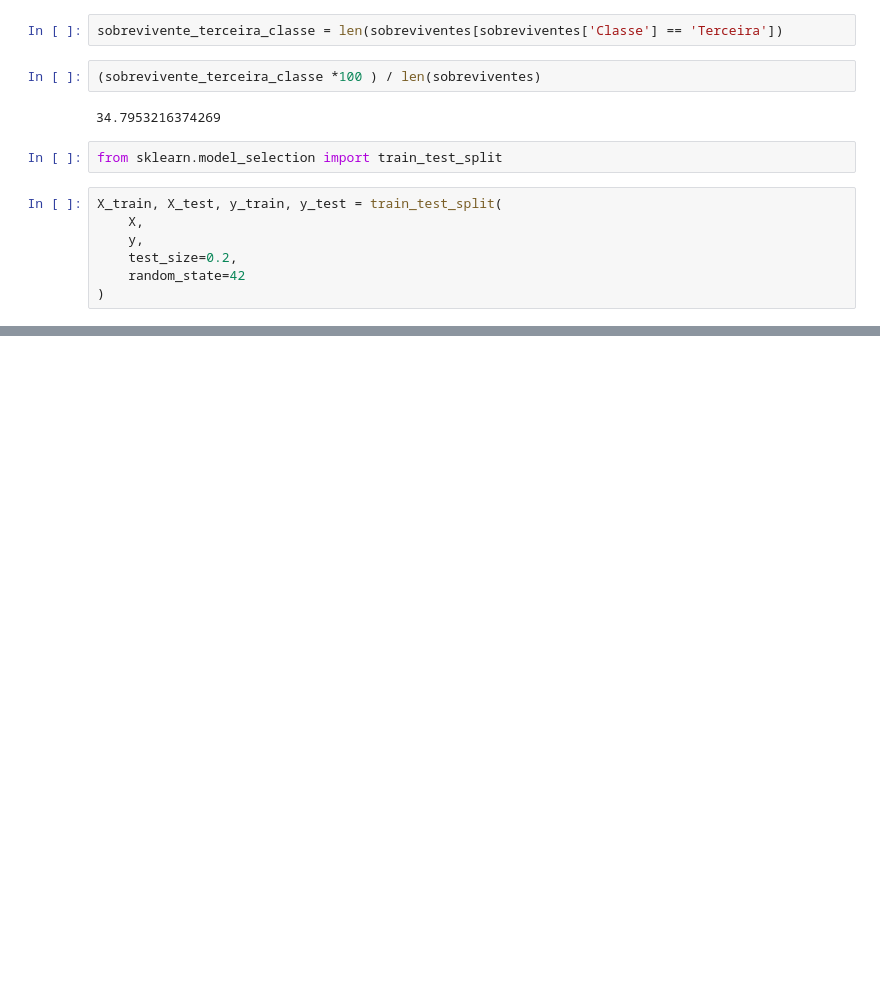
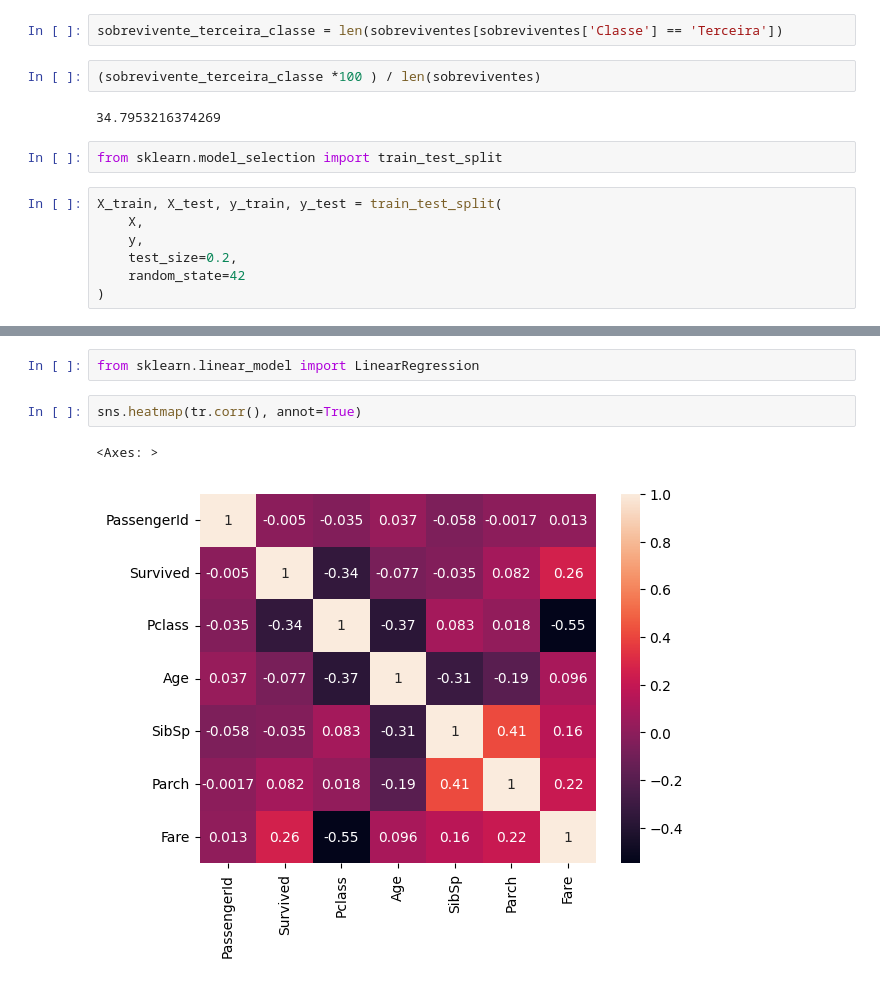
Before and after one commit to TheNobu/Anlise-de-Dados-e-Tomada-de-Decis-es, a Jupyter notebook: Trabalho.ipynb, the cells around one changed output, grey strips where cells are left out. Drawn from its saved outputs; the diff is of its cells as text; blank space fills up the shorter version.

```diff
--- a/Trabalho.ipynb
+++ b/Trabalho.ipynb
@@ -175,0 +217,7 @@ evento
+# %%
+from sklearn.linear_model import LinearRegression
+# %%
+sns.heatmap(tr.corr(), annot=True)
+# %% [output]
+<Axes: >
+[figure, added]
```
Also changed, not shown: parts of 12 cells of this notebook.
